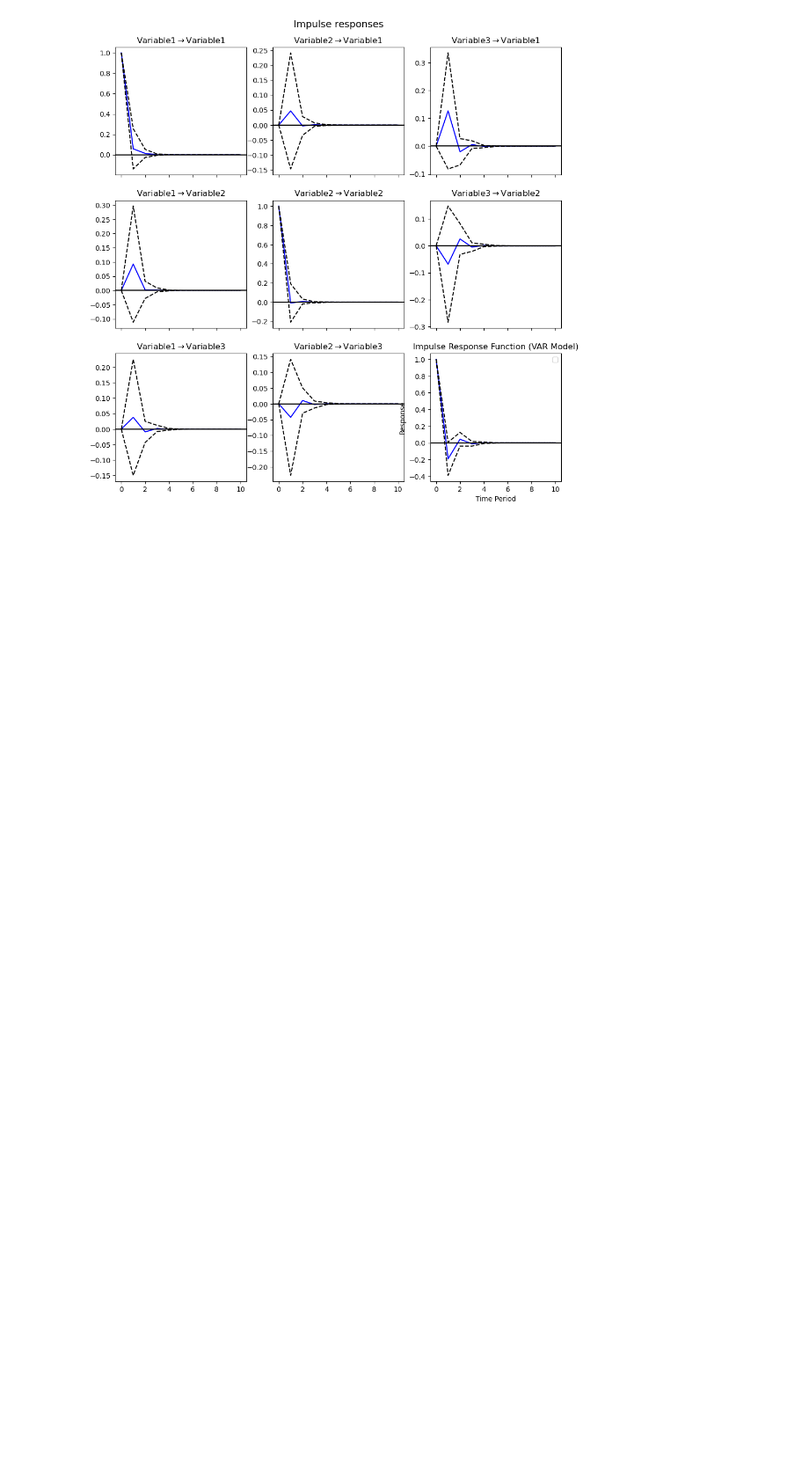
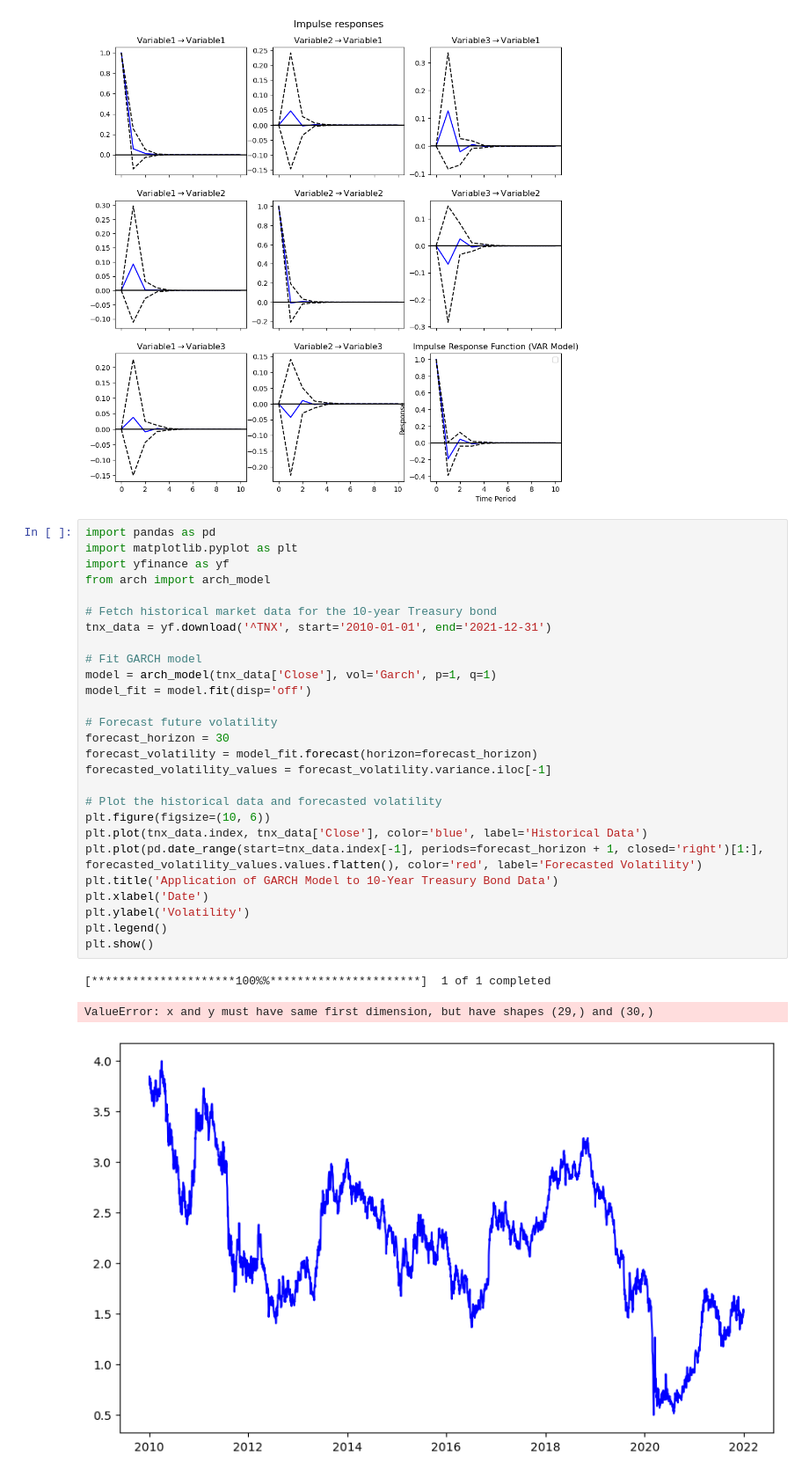
Before and after one commit to raymondkl92/wqu_capstone, a Jupyter notebook: impact_of_covid_on_markets.ipynb, the cells around one changed output. Shown at 88% size. Drawn from its saved outputs; the diff is of its cells as text; blank space fills up the shorter version.

```diff
--- a/impact_of_covid_on_markets.ipynb
+++ b/impact_of_covid_on_markets.ipynb
@@ -673,3 +626,34 @@ No artists with labels found to put in legend.  Note that artists whose label st
 2020-01-04   2.240893   0.969397   0.655264
 2020-01-05   1.867558  -1.173123   0.640132
 [figure]
+# %%
+import pandas as pd
+import matplotlib.pyplot as plt
+import yfinance as yf
+from arch import arch_model
+
+# Fetch historical market data for the 10-year Treasury bond
+tnx_data = yf.download('^TNX', start='2010-01-01', end='2021-12-31')
+
+# Fit GARCH model
+model = arch_model(tnx_data['Close'], vol='Garch', p=1, q=1)
+model_fit = model.fit(disp='off')
+
+# Forecast future volatility
+forecast_horizon = 30
+forecast_volatility = model_fit.forecast(horizon=forecast_horizon)
+forecasted_volatility_values = forecast_volatility.variance.iloc[-1]
+
+# Plot the historical data and forecasted volatility
+plt.figure(figsize=(10, 6))
+plt.plot(tnx_data.index, tnx_data['Close'], color='blue', label='Historical Data')
+plt.plot(pd.date_range(start=tnx_data.index[-1], periods=forecast_horizon + 1, closed='right')[1:], forecasted_volatility_values.values.flatten(), color='red', label='Forecasted Volatility')
+plt.title('Application of GARCH Model to 10-Year Treasury Bond Data')
+plt.xlabel('Date')
+plt.ylabel('Volatility')
+plt.legend()
+plt.show()
+# %% [output]
+[*********************100%%**********************]  1 of 1 completed
+ValueError: x and y must have same first dimension, but have shapes (29,) and (30,)
+[figure, added]
```
Also changed, not shown: parts of 17 cells of this notebook.
